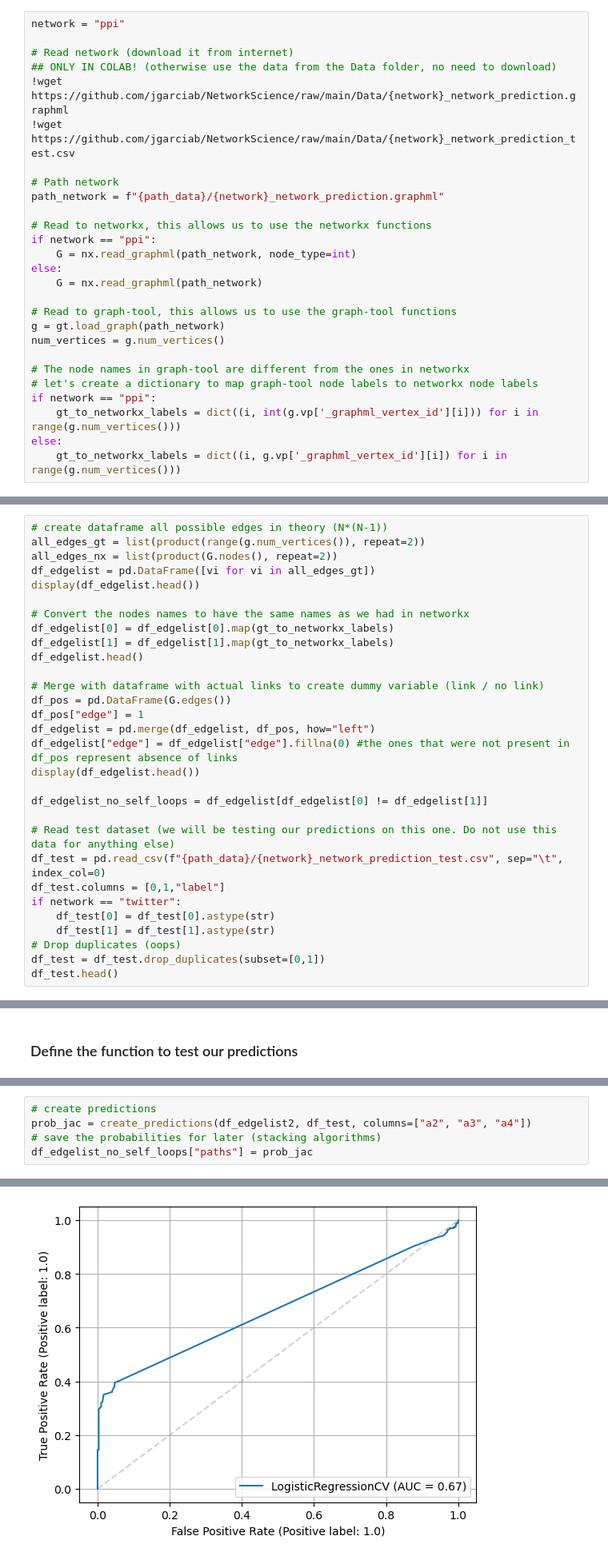
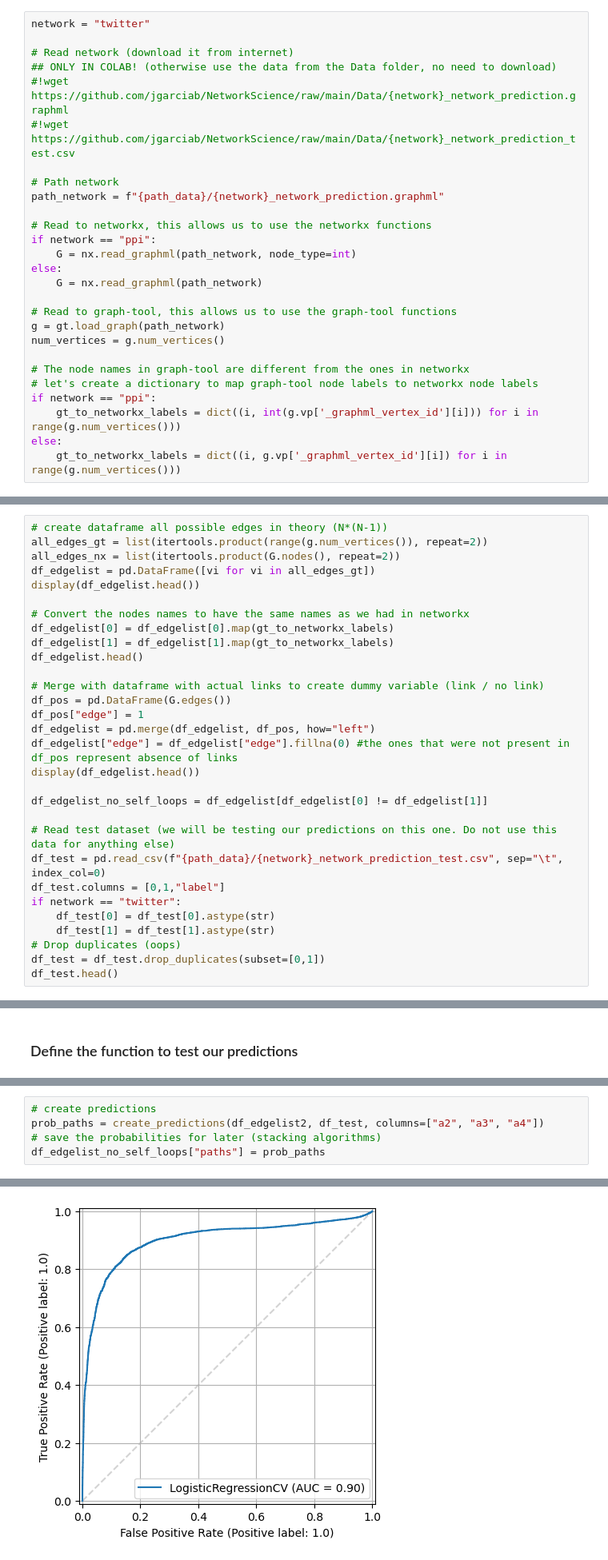
Before and after one commit to jgarciab/NetworkScience, a Jupyter notebook: Practicals/day3/day3b_link_prediction.ipynb, the cells around one changed output, grey strips where cells are left out. Shown at 80% size. Drawn from its saved outputs; the diff is of its cells as text.

````diff
--- a/Practicals/day3/day3b_link_prediction.ipynb
+++ b/Practicals/day3/day3b_link_prediction.ipynb
@@ -73,11 +69,11 @@ __You can also try predicting in the Twitter network by editing the network (wri
 ```
 # %%
-network = "ppi"
+network = "twitter"
 
 # Read network (download it from internet)
 ## ONLY IN COLAB! (otherwise use the data from the Data folder, no need to download)
-!wget https://github.com/jgarciab/NetworkScience/raw/main/Data/{network}_network_prediction.graphml
-!wget https://github.com/jgarciab/NetworkScience/raw/main/Data/{network}_network_prediction_test.csv
+#!wget https://github.com/jgarciab/NetworkScience/raw/main/Data/{network}_network_prediction.graphml
+#!wget https://github.com/jgarciab/NetworkScience/raw/main/Data/{network}_network_prediction_test.csv
 
 # Path network
 path_network = f"{path_data}/{network}_network_prediction.graphml"
@@ -127,8 +122,8 @@ We are trying to predict which one of those edges exist, and which don't. We are
     - "edge": label (1 if edge exists, 0 if edge does not exist)
 # %%
 # create dataframe all possible edges in theory (N*(N-1))
-all_edges_gt = list(product(range(g.num_vertices()), repeat=2))
-all_edges_nx = list(product(G.nodes(), repeat=2))
+all_edges_gt = list(itertools.product(range(g.num_vertices()), repeat=2))
+all_edges_nx = list(itertools.product(G.nodes(), repeat=2))
 df_edgelist = pd.DataFrame([vi for vi in all_edges_gt])
 display(df_edgelist.head())
 
@@ -337,7 +316,7 @@ df_edgelist2["a3"] = A3.reshape(-1)
 df_edgelist2["a4"] = A4.reshape(-1)
 # %%
 # create predictions
-prob_jac = create_predictions(df_edgelist2, df_test, columns=["a2", "a3", "a4"])
+prob_paths = create_predictions(df_edgelist2, df_test, columns=["a2", "a3", "a4"])
 # save the probabilities for later (stacking algorithms)
-df_edgelist_no_self_loops["paths"] = prob_jac
+df_edgelist_no_self_loops["paths"] = prob_paths
 # %% [output]
@@ -356,3 +335,3 @@ weighted avg       0.75      0.67      0.64       594
-[figure, old version]
+[figure, new version]
 # %% [markdown]
 A more sophisticated method is Katz similarity. The Katz Similarity between two nodes i and j is the sum of the number of walks of __all lengths__ between i and j, but the walks are weighted exponentially decreasing weights based on their lengths. The intuition is that a higher number of short walks between two nodes indicate a stronger connection.
````
Also changed, not shown: parts of 40 cells of this notebook.
